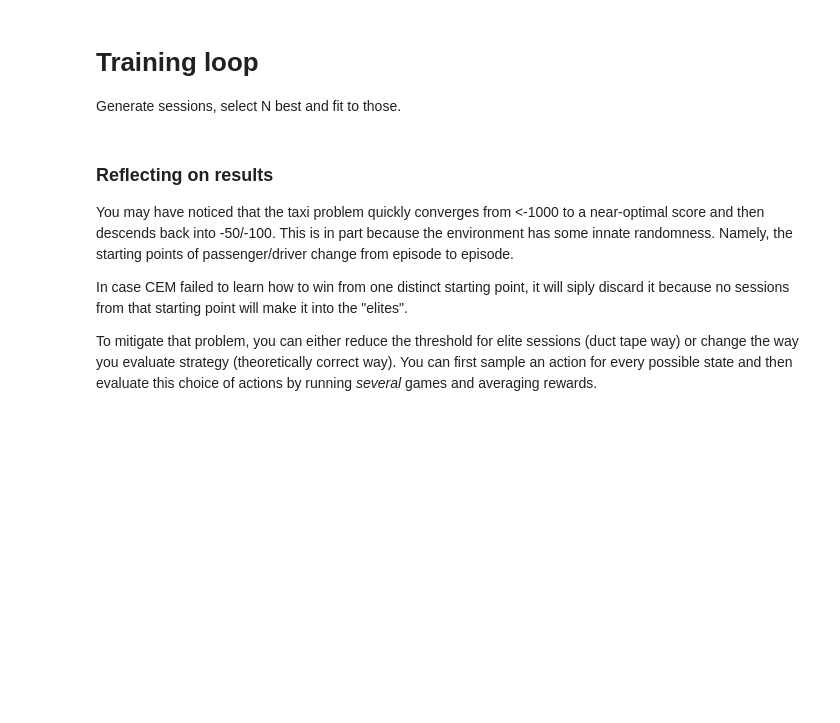
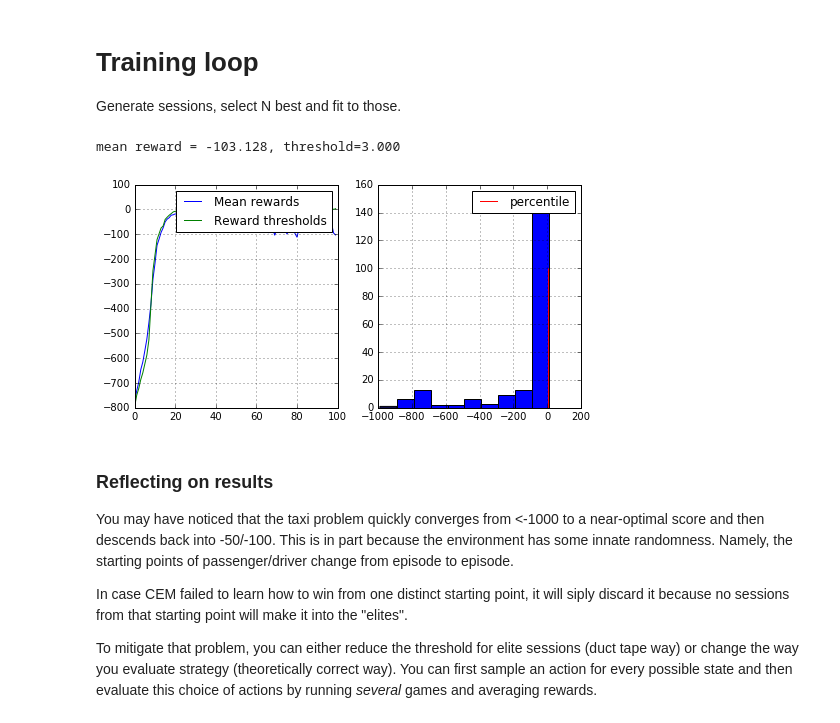
Before and after one commit to PhilippeW83440/Reinforcement-Learning, a Jupyter notebook: coursera-PratcticalRL/W1/crossentropy_method.ipynb, the cells around one changed output. Saved outputs shown, nothing was run; the diff lists cells and outputs as text; code cells hidden in the pictures; blank space fills up the shorter version.

Commit message:
W1 Xentropy method pgr assignment done

```diff
--- a/coursera-PratcticalRL/W1/crossentropy_method.ipynb
+++ b/coursera-PratcticalRL/W1/crossentropy_method.ipynb
@@ -60,7 +112,9 @@ def generate_session(policy,t_max=10**4):
 
     for t in range(t_max):
 
-        a = <sample action from policy (hint: use np.random.choice)>
+        #a = <sample action from policy (hint: use np.random.choice)>
+        #a = np.random.choice(n_actions)
+        a = np.random.choice(n_actions, 1, p=policy[s])[0]
 
         new_s, r, done, info = env.step(a)
 
@@ -71,5 +125,6 @@ def generate_session(policy,t_max=10**4):
 
         s = new_s
         if done:
+            #print('DONE ! in ', t, ' steps')
             break
     return states, actions, total_reward
@@ -93,0 +157,4 @@ plt.legend()
+# %%
+a = [10, 7, 4]
+print(a)
+print(np.percentile(a,90))
@@ -154,5 +253,5 @@ print("Ok!")
 # %%
-def update_policy(elite_states,elite_actions):
+def update_policy(elite_states, elite_actions):
     """
     Given old policy and a list of elite states/actions from select_elites,
     return new updated policy where each action probability is proportional to
@@ -169,10 +268,27 @@ def update_policy(elite_states,elite_actions):
 
     new_policy = np.zeros([n_states,n_actions])
 
-    <Your code here: update probabilities for actions given elite states & actions>
+    #<Your code here: update probabilities for actions given elite states & actions>
     #Don't forget to set 1/n_actions for all actions in unvisited states.
 
+    elite_states = np.array(elite_states)
+    elite_actions = np.array(elite_actions)
 
+    for s in range(n_states):
+        s_true = elite_states == s
+        num_was_at_s = np.sum(s_true)
+        if (num_was_at_s > 0):
+            #print (s, elite_states, s_true, elite_actions[s_true])
+            #print(num_was_at_s)
+            for a in range(n_actions):
+                a_true = elite_actions[s_true] == a
+                num_took_a_at_s = np.sum(a_true)
+                print(a_true, num_took_a_at_s)
+                new_policy[s, a] = num_took_a_at_s / num_was_at_s
+        else:
+            new_policy[s, :] = 1 / n_actions
+
+    #print(new_policy[0:10])
     return new_policy
 # %%
 
@@ -228,24 +362,32 @@ policy = np.ones([n_states, n_actions]) / n_actions
 # %%
 n_sessions = 250  #sample this many sessions
 percentile = 50  #take this percent of session with highest rewards
 learning_rate = 0.5  #add this thing to all counts for stability
 
 log = []
 
 for i in range(100):
 
-    %time sessions = [<generate a list of n_sessions new sessions>]
+    #sample_rewards = [generate_session(policy,t_max=1000)[-1] for _ in range(200)]
 
-    batch_states,batch_actions,batch_rewards = zip(*sessions)
+    #%time sessions = [<generate a list of n_sessions new sessions>]
+    %time sessions = [generate_session(policy) for _ in range(n_sessions)]
 
-    elite_states, elite_actions = <select elite states/actions>
+    batch_states, batch_actions, batch_rewards = zip(*sessions)
 
-    new_policy = <compute new policy>
+    #elite_states, elite_actions = <select elite states/actions>
+    elite_states, elite_actions = select_elites(batch_states, batch_actions, batch_rewards, percentile)
+
+    #new_policy = <compute new policy>
+    new_policy = update_policy(elite_states, elite_actions)
 
     policy = learning_rate * new_policy + (1-learning_rate) * policy
 
     #display results on chart
     show_progress(batch_rewards, log, percentile)
+# %% [output]
+mean reward = -103.128, threshold=3.000
+[figure, added]
 # %% [markdown]
 ### Reflecting on results
 
```
Also changed, not shown: parts of 15 cells of this notebook.
